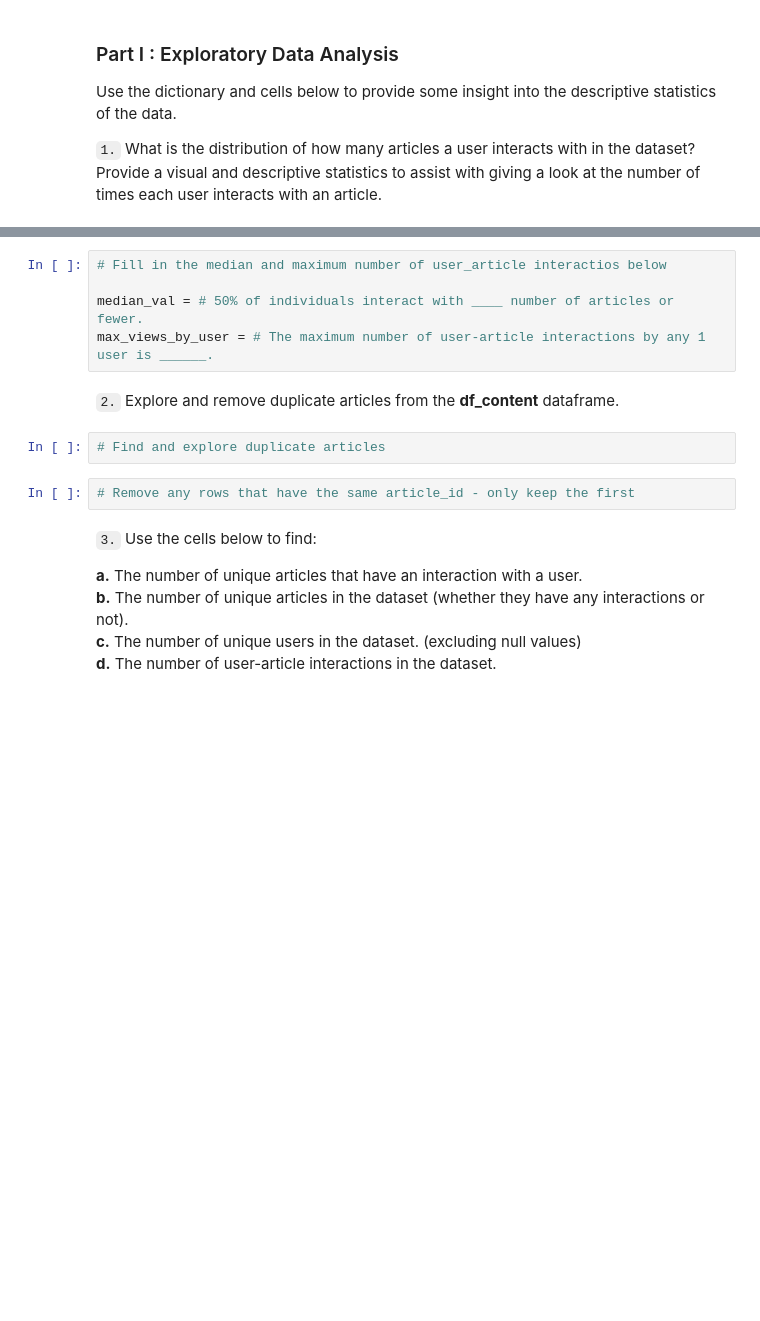
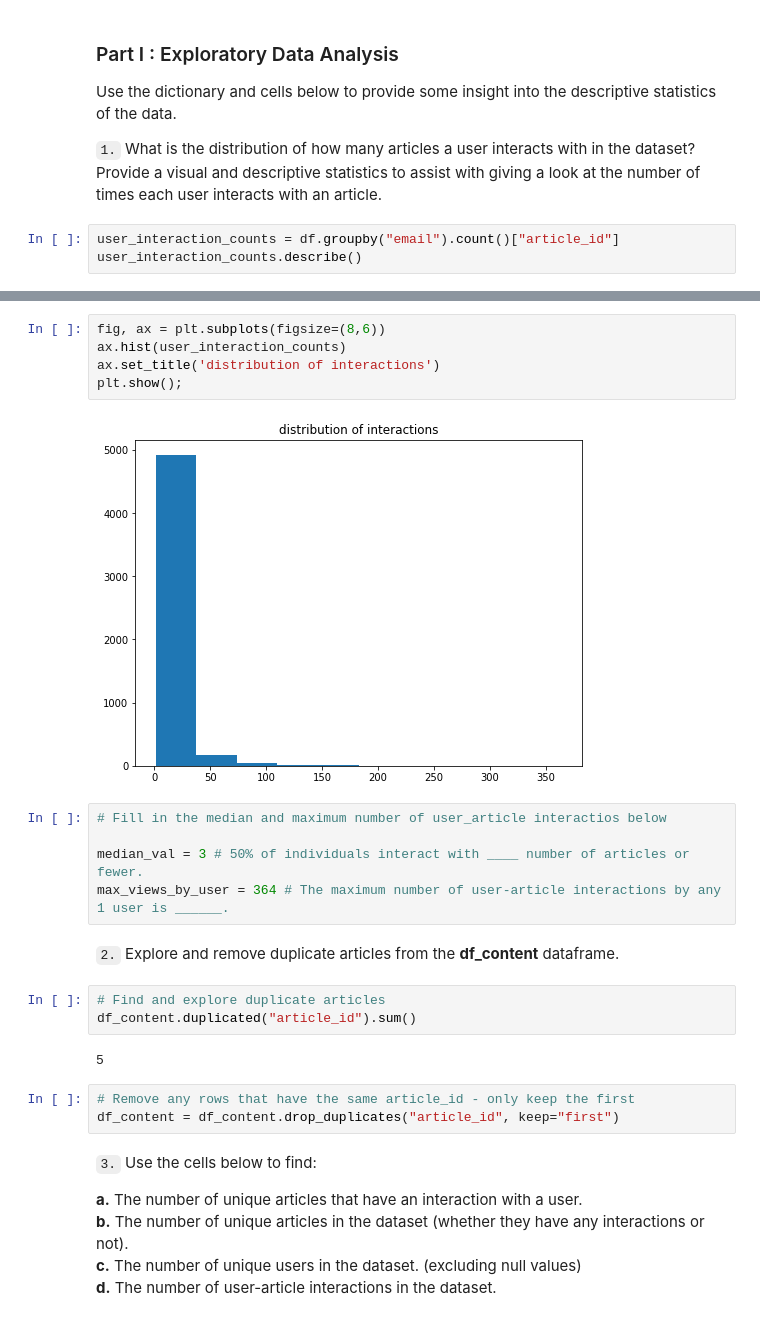
Before and after one commit to kaish114/RecommendationsWithIBM, a Jupyter notebook: Recommendations_with_IBM.ipynb, the cells around one changed output, grey strips where cells are left out. Cells and saved outputs as stored; diff of their text form; blank space fills up the shorter version.

```diff
--- a/Recommendations_with_IBM.ipynb
+++ b/Recommendations_with_IBM.ipynb
@@ -76,3 +76,6 @@ df_content.head()
 Use the dictionary and cells below to provide some insight into the descriptive statistics of the data.
 
 `1.` What is the distribution of how many articles a user interacts with in the dataset?  Provide a visual and descriptive statistics to assist with giving a look at the number of times each user interacts with an article.
+# %%
+user_interaction_counts = df.groupby("email").count()["article_id"]
+user_interaction_counts.describe()
@@ -79,14 +92,25 @@ Use the dictionary and cells below to provide some insight into the descriptive
+# %%
+fig, ax = plt.subplots(figsize=(8,6))
+ax.hist(user_interaction_counts)
+ax.set_title('distribution of interactions')
+plt.show();
+# %% [output]
+[figure, added]
 # %%
 # Fill in the median and maximum number of user_article interactios below
 
-median_val = # 50% of individuals interact with ____ number of articles or fewer.
-max_views_by_user = # The maximum number of user-article interactions by any 1 user is ______.
+median_val = 3 # 50% of individuals interact with ____ number of articles or fewer.
+max_views_by_user = 364 # The maximum number of user-article interactions by any 1 user is ______.
 # %% [markdown]
 `2.` Explore and remove duplicate articles from the **df_content** dataframe.
 # %%
 # Find and explore duplicate articles
+df_content.duplicated("article_id").sum()
+# %% [output]
+5
 # %%
 # Remove any rows that have the same article_id - only keep the first
+df_content = df_content.drop_duplicates("article_id", keep="first")
 # %% [markdown]
 `3.` Use the cells below to find:
 
```
Also changed, not shown: parts of 8 cells of this notebook.
